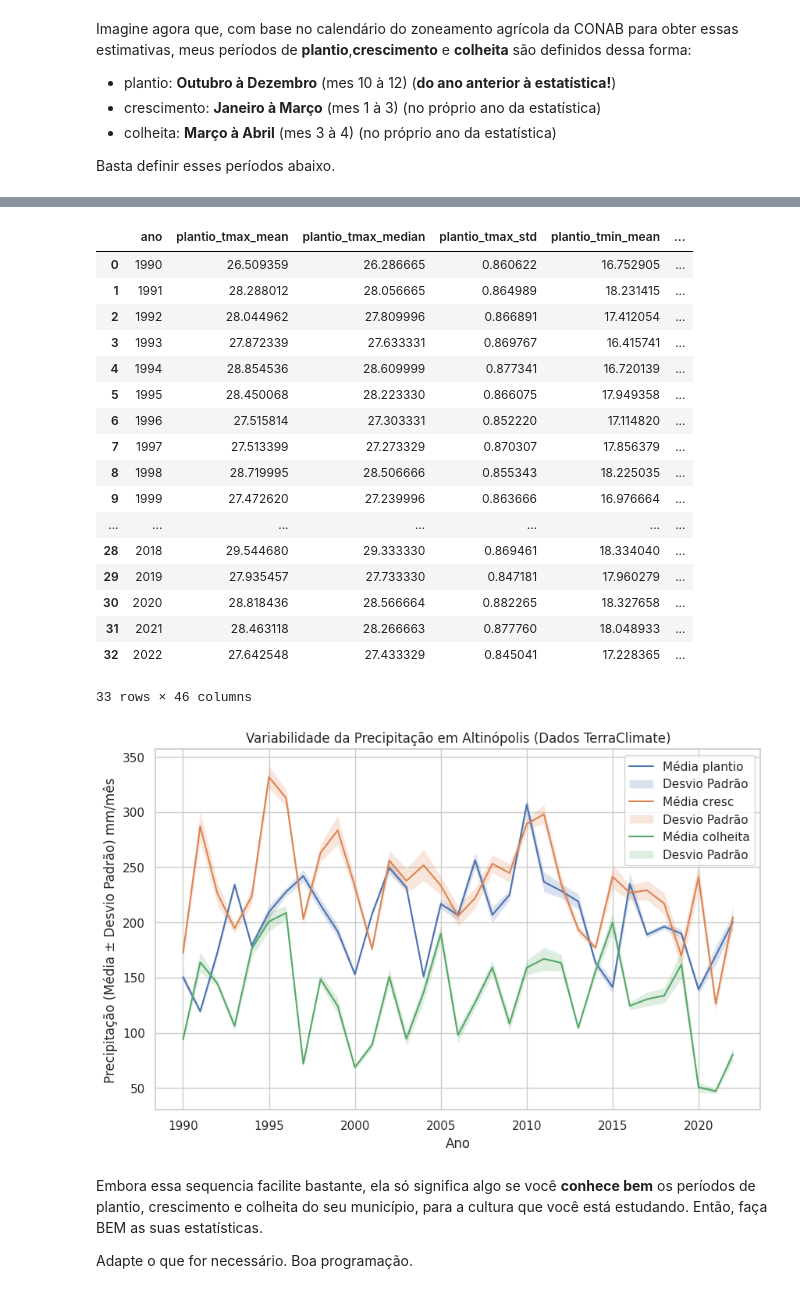
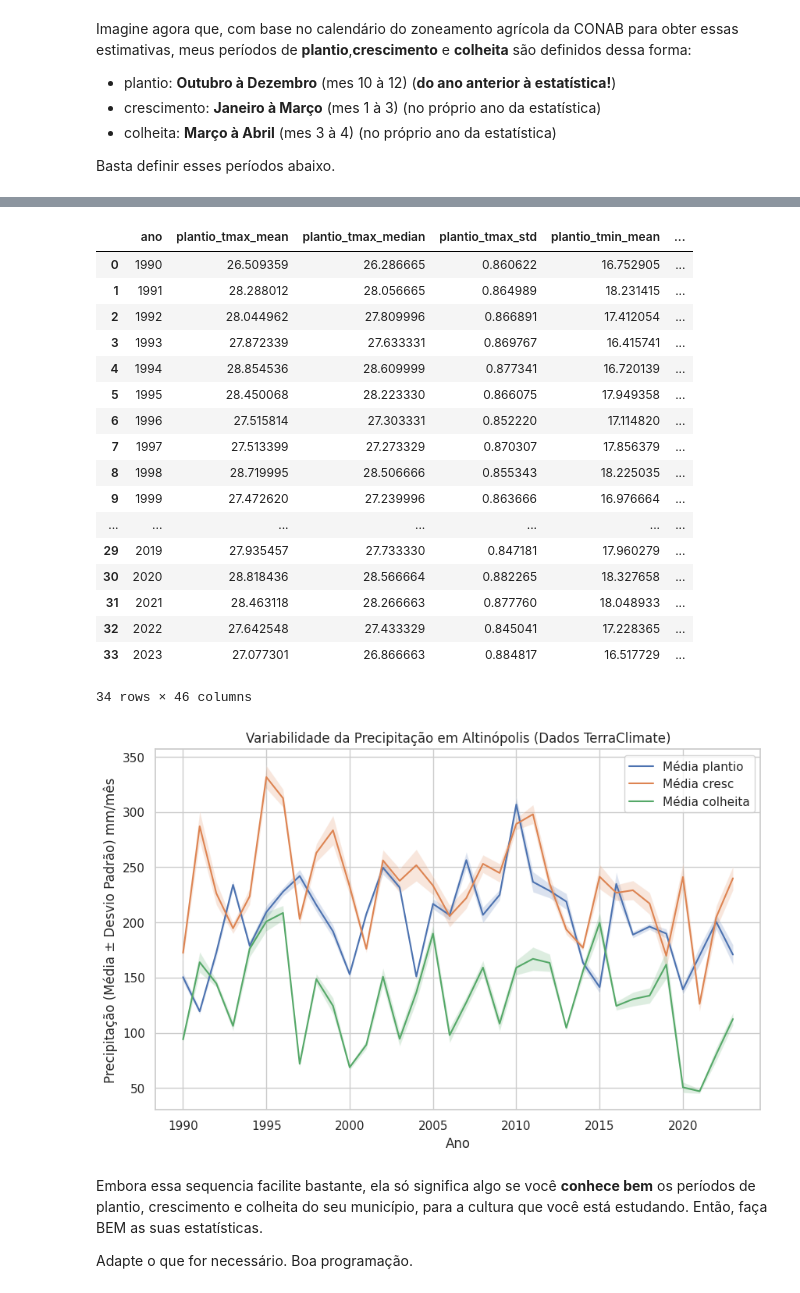
Before and after one commit to andrebelem/pythonverse, a Jupyter notebook: Combo_[Gift]_Sidra_PAM_e_TerraClimate_para_municipios_e_culturas.ipynb, the cells around one changed output, grey strips where cells are left out. Cells and saved outputs as stored; diff of their text form; code cells hidden in the pictures.

```diff
--- a/Combo_[Gift]_Sidra_PAM_e_TerraClimate_para_municipios_e_culturas.ipynb
+++ b/Combo_[Gift]_Sidra_PAM_e_TerraClimate_para_municipios_e_culturas.ipynb
@@ -229,7 +236,7 @@ memory usage: 15.2 KB
 # plantio corresponde à outubro e novembro de 1989 (ou seja, um ano antes)
 
 ano_min = 1990 # por que eu decidi usar 1990 ? é apenas um detalhe
-ano_max = 2022 # <- note que não pode ser maior do que eu tenho gravado
+ano_max = 2023 # <- note que não pode ser maior do que eu tenho gravado
 
 import numpy as np
 import pandas as pd
@@ -279,46 +286,46 @@ df_total
 | 8 | 1998 | 28.719995 | 28.506666 | 0.855343 | 18.225035 | ... |
 | 9 | 1999 | 27.472620 | 27.239996 | 0.863666 | 16.976664 | ... |
 | ... | ... | ... | ... | ... | ... | ... |
-| 28 | 2018 | 29.544680 | 29.333330 | 0.869461 | 18.334040 | ... |
 | 29 | 2019 | 27.935457 | 27.733330 | 0.847181 | 17.960279 | ... |
 | 30 | 2020 | 28.818436 | 28.566664 | 0.882265 | 18.327658 | ... |
 | 31 | 2021 | 28.463118 | 28.266663 | 0.877760 | 18.048933 | ... |
 | 32 | 2022 | 27.642548 | 27.433329 | 0.845041 | 17.228365 | ... |
+| 33 | 2023 | 27.077301 | 26.866663 | 0.884817 | 16.517729 | ... |
-33 rows × 46 columns
+34 rows × 46 columns
 # %%
 # Vamos fazer um plot, por exemplo, da precipitação média
 import seaborn as sns
 import matplotlib.pyplot as plt
 
 # Define o estilo dos plots
 sns.set(style="whitegrid")
 
 # Cria um gráfico de linha com a média e sombreamento representando o desvio padrão
 plt.figure(figsize=(10, 6))
 sns.lineplot(x=df_total.ano, y=df_total['plantio_ppt_mean'], label='Média plantio')
 plt.fill_between(df_total.ano, df_total['plantio_ppt_mean'] - df_total['plantio_ppt_std'],
-                 df_total['plantio_ppt_mean'] + df_total['plantio_ppt_std'], alpha=0.2, label='Desvio Padrão')
+                 df_total['plantio_ppt_mean'] + df_total['plantio_ppt_std'], alpha=0.2)
 
 sns.lineplot(x=df_total.ano, y=df_total['cresc_ppt_mean'], label='Média cresc')
 plt.fill_between(df_total.ano, df_total['cresc_ppt_mean'] - df_total['cresc_ppt_std'],
-                 df_total['cresc_ppt_mean'] + df_total['cresc_ppt_std'], alpha=0.2, label='Desvio Padrão')
+                 df_total['cresc_ppt_mean'] + df_total['cresc_ppt_std'], alpha=0.2)
 
 sns.lineplot(x=df_total.ano, y=df_total['colheita_ppt_mean'], label='Média colheita')
 plt.fill_between(df_total.ano, df_total['colheita_ppt_mean'] - df_total['colheita_ppt_std'],
-                 df_total['colheita_ppt_mean'] + df_total['colheita_ppt_std'], alpha=0.2, label='Desvio Padrão')
+                 df_total['colheita_ppt_mean'] + df_total['colheita_ppt_std'], alpha=0.2)
 
 # Adiciona rótulos e título
 plt.xlabel('Ano')
 plt.ylabel('Precipitação (Média ± Desvio Padrão) mm/mês')
 plt.title(f'Variabilidade da Precipitação em {municipios[0]} (Dados TerraClimate)')
 
 # Adiciona a legenda
 plt.legend()
 
 # Exibe o gráfico
 plt.show()
 # %% [output]
-[figure, old version]
+[figure, new version]
 # %% [markdown]
 Embora essa sequencia facilite bastante, ela só significa algo se você **conhece bem** os períodos de plantio, crescimento e colheita do seu município, para a cultura que você está estudando. Então, faça BEM as suas estatísticas.<br>
 
```
Also changed, not shown: parts of 14 cells of this notebook.
